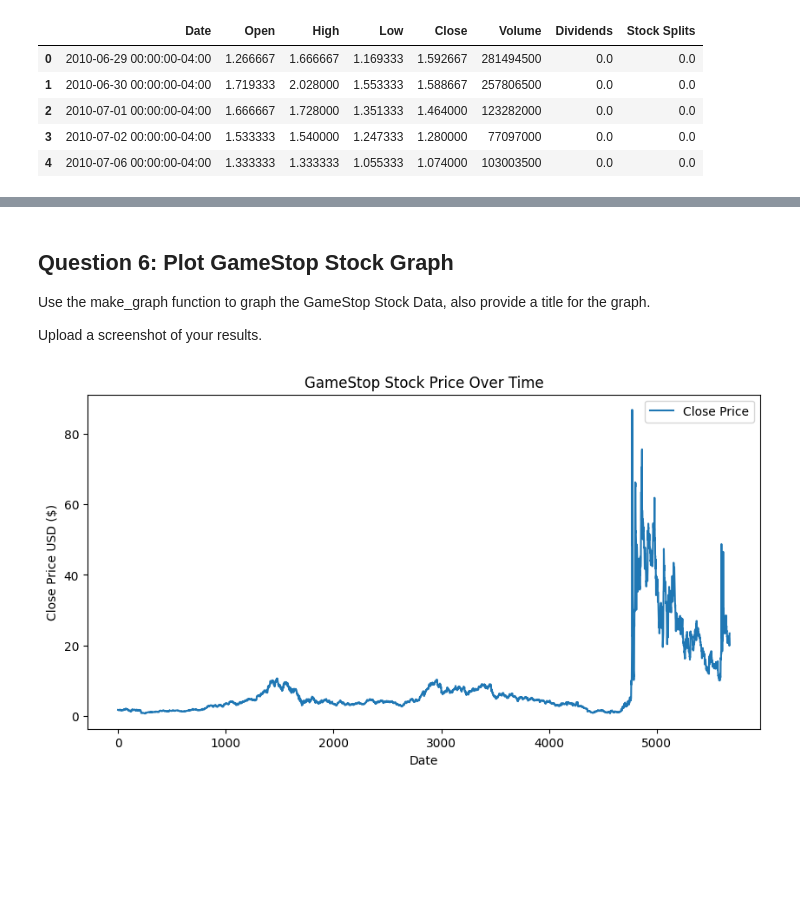
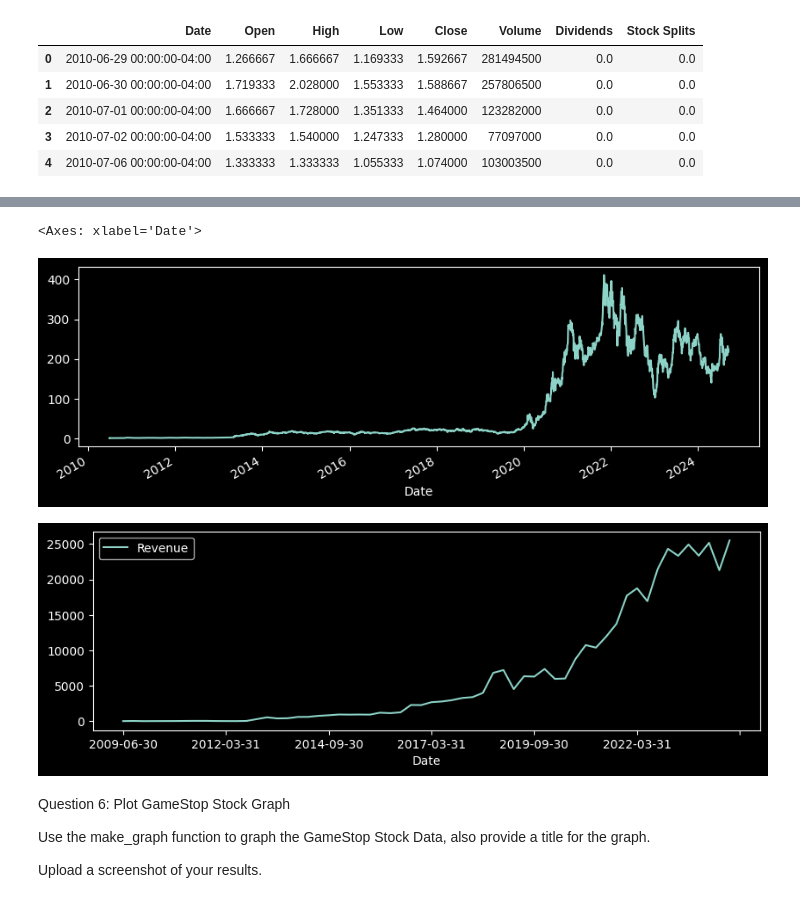
Before and after one commit to moises110/Analyzing-Historical-Stock, a Jupyter notebook: main.ipynb, the cells around one changed output, grey strips where cells are left out. Saved outputs shown, nothing was run; the diff lists cells and outputs as text; code cells hidden in the pictures; blank space fills up the shorter version.

```diff
--- a/main.ipynb
+++ b/main.ipynb
@@ -45,0 +84,5 @@ tesla_revenue.tail()
+# %%
+# tesla_revenue = tables[1].copy().dropna().rename(columns={'Tesla Quarterly Revenue (Millions of US $)':'Date','Tesla Quarterly Revenue (Millions of US $).1':'Revenue'}, inplace=True)
+tesla_revenue = tables[1].copy().dropna()
+tesla_revenue.rename(columns={'Tesla Quarterly Revenue (Millions of US $)':'Date','Tesla Quarterly Revenue (Millions of US $).1':'Revenue'}, inplace=True)
+tesla_revenue.tail()
@@ -87,20 +161,3 @@ gme_revenue_df.head()
 Use the make_graph function to graph the Tesla Stock Data, also provide a title for the graph.
 
 Upload a screenshot of your results.
-# %%
-import matplotlib.pyplot as plt
-
-tesla = yf.Ticker("TSLA")
-tesla_data = tesla.history(period="max")
-
-
-def make_graph(data, title):
-    plt.figure(figsize=(5, 2))
-    plt.plot(data.index, data['Close'], label='Close Price')
-    plt.title(title)
-    plt.xlabel('Date')
-    plt.ylabel('Close Price USD ($)')
-    plt.legend()
-    plt.show()
-
-make_graph(tesla_data, 'Tesla Stock Price Over Time')
@@ -109,21 +180,23 @@ make_graph(tesla_data, 'Tesla Stock Price Over Time')
+# %%
+tesla_revenue = tesla_revenue.set_index('Date')
+# %%
+tesla_revenue = tesla_revenue.apply(lambda x: x.str.replace('$', ''))
+
+tesla_revenue = tesla_revenue.apply(lambda x: x.str.replace(',', ''))
+
+tesla_revenue = tesla_revenue.astype(float)
+
+tesla_revenue = tesla_revenue.sort_index()
+# %%
+tesla_data.history(period='max')['Open'].plot(figsize=(10,3))
+tesla_revenue.plot(figsize=(10,3))
+# %% [output]
+<Axes: xlabel='Date'>
+[figure, added]
+[figure, added]
 # %% [markdown]
-## Question 6: Plot GameStop Stock Graph
+Question 6: Plot GameStop Stock Graph
 
 Use the make_graph function to graph the GameStop Stock Data, also provide a title for the graph.
 
 Upload a screenshot of your results.
-# %%
-# Definir la función para hacer la gráfica
-def make_graph(data, title):
-    plt.figure(figsize=(10, 5))
-    plt.plot(data.index, data['Close'], label='Close Price')
-    plt.title(title)
-    plt.xlabel('Date')
-    plt.ylabel('Close Price USD ($)')
-    plt.legend()
-    plt.show()
-
-# Graficar los datos de GameStop
-make_graph(gme_data, 'GameStop Stock Price Over Time')
-# %% [output]
-[figure, removed]
```
Also changed, not shown: parts of 18 cells of this notebook.
